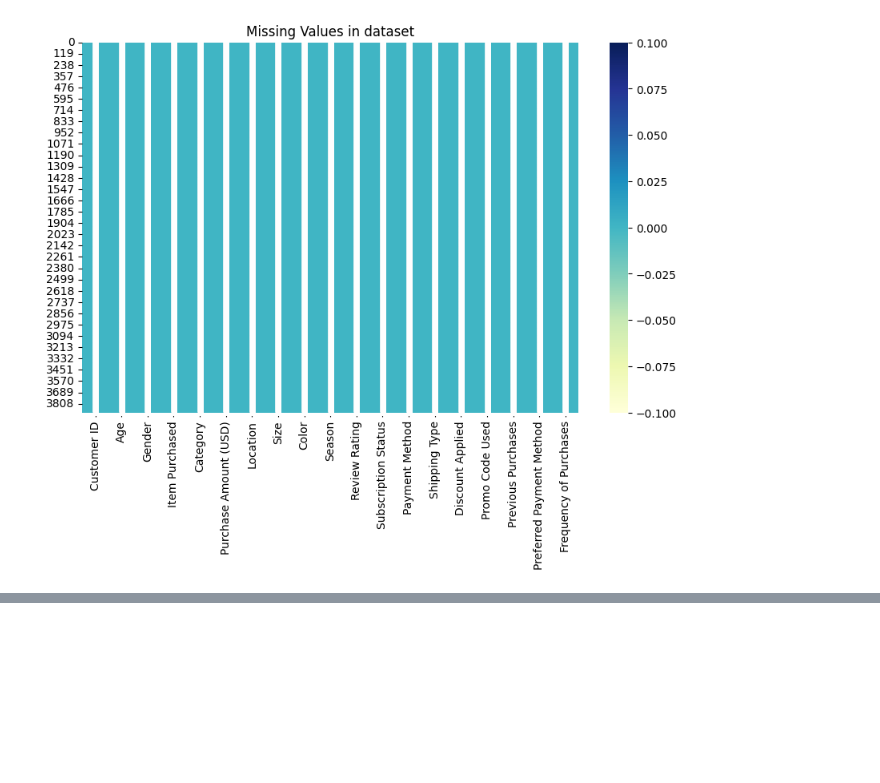
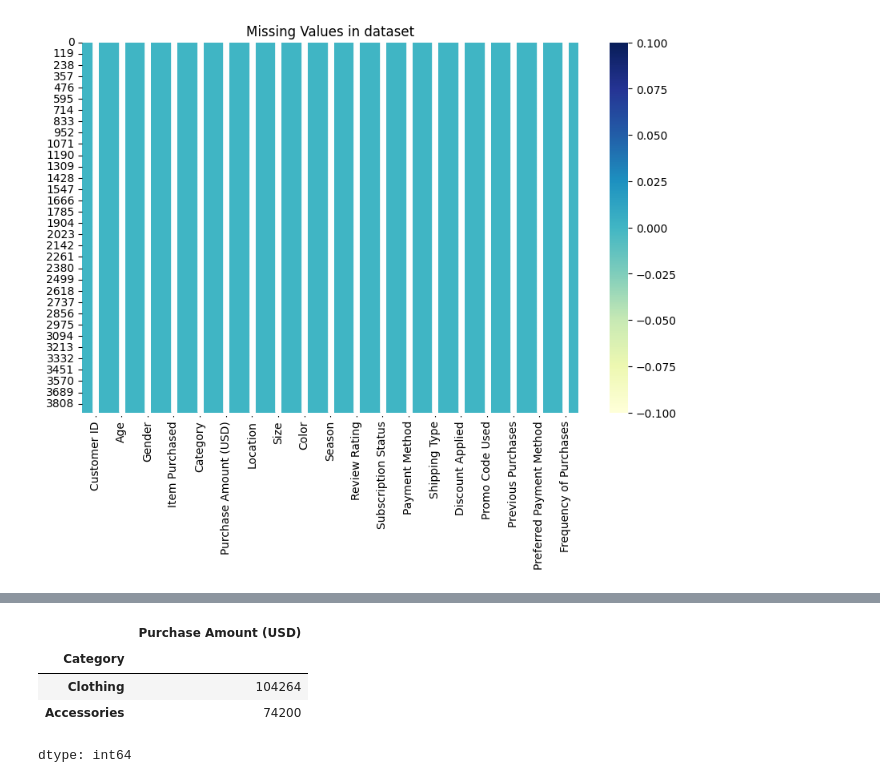
Before and after one commit to mdanushwaran/Shopping_trends_analytics, a Jupyter notebook: Shopping_trends_analytics.ipynb, the cells around one changed output, grey strips where cells are left out. Cells and saved outputs as stored; diff of their text form; code cells hidden in the pictures; blank space fills up the shorter version.

```diff
--- a/Shopping_trends_analytics.ipynb
+++ b/Shopping_trends_analytics.ipynb
@@ -850,0 +904,12 @@ plt.show()
+# %%
+## Which category has the highest sales?
+
+Category_highest_sales = data.groupby('Category')['Purchase Amount (USD)'].sum().sort_values(ascending = False).head(2)
+# %%
+Category_highest_sales
+# %% [output]
+|  | Purchase Amount (USD) |
+| Category |  |
+| Clothing | 104264 |
+| Accessories | 74200 |
+dtype: int64
```
Also changed, not shown: parts of 8 cells of this notebook.
